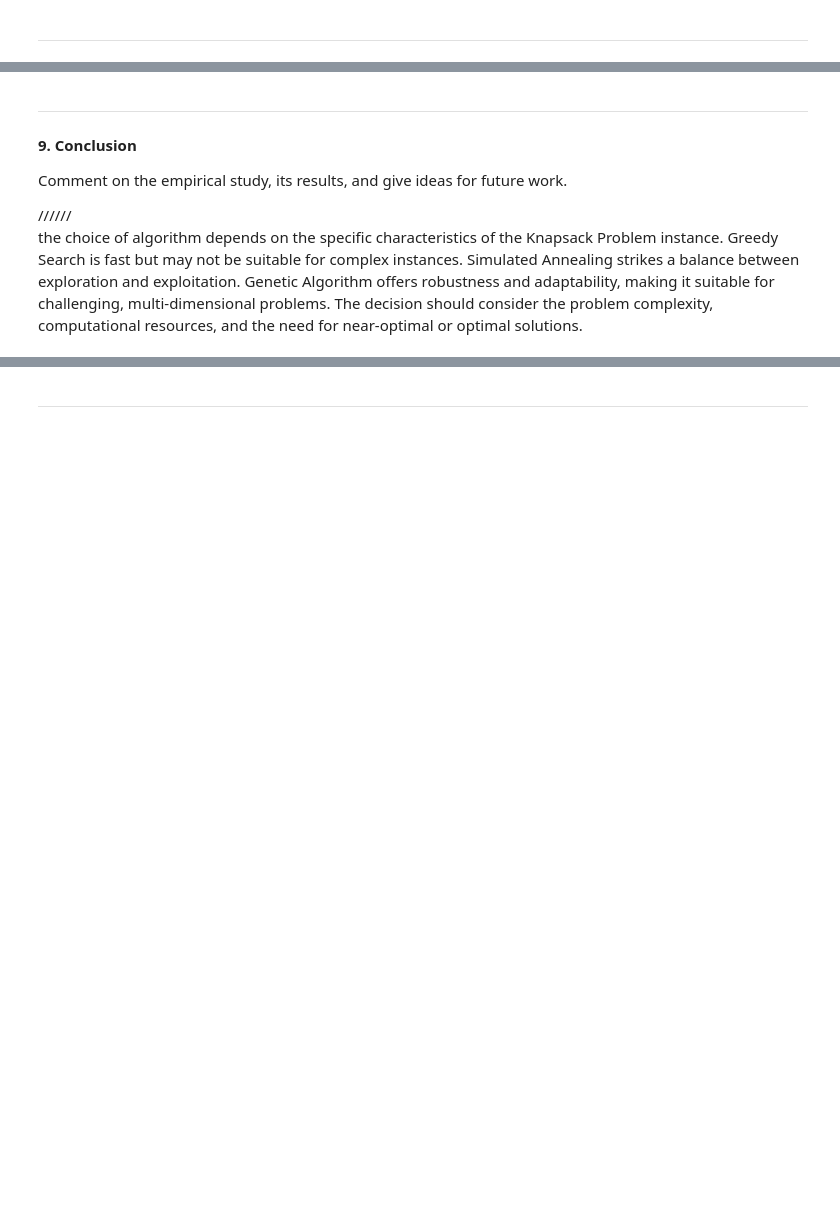
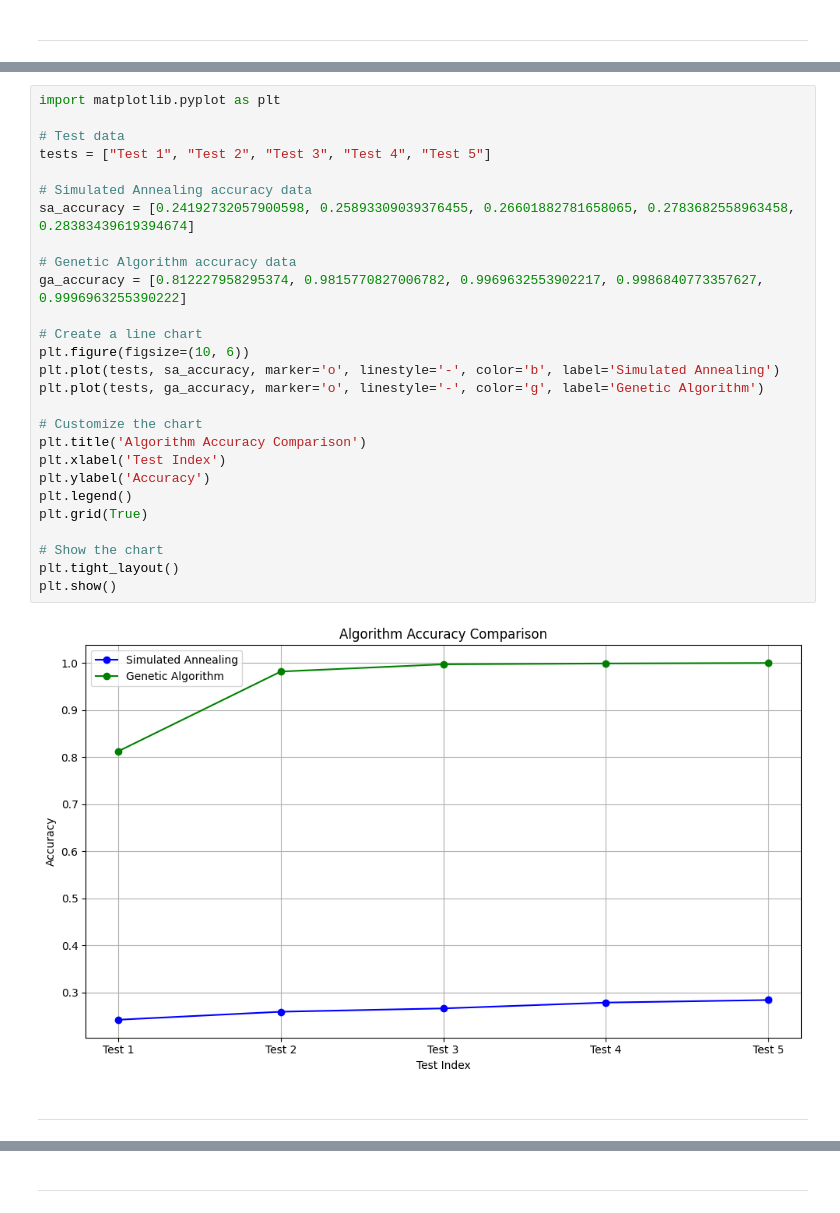
Before and after one commit to JunpengWen/Assignment1, a Jupyter notebook: CSI4106_A1.ipynb, the cells around one changed output, grey strips where cells are left out. Drawn from its saved outputs; the diff is of its cells as text; blank space fills up the shorter version.

```diff
--- a/CSI4106_A1.ipynb
+++ b/CSI4106_A1.ipynb
@@ -380,9 +465,31 @@ plt.show()
+# %%
+import matplotlib.pyplot as plt
+
+# Test data
+tests = ["Test 1", "Test 2", "Test 3", "Test 4", "Test 5"]
+
+# Simulated Annealing accuracy data
+sa_accuracy = [0.24192732057900598, 0.25893309039376455, 0.26601882781658065, 0.2783682558963458, 0.28383439619394674]
+
+# Genetic Algorithm accuracy data
+ga_accuracy = [0.812227958295374, 0.9815770827006782, 0.9969632553902217, 0.9986840773357627, 0.9996963255390222]
+
+# Create a line chart
+plt.figure(figsize=(10, 6))
+plt.plot(tests, sa_accuracy, marker='o', linestyle='-', color='b', label='Simulated Annealing')
+plt.plot(tests, ga_accuracy, marker='o', linestyle='-', color='g', label='Genetic Algorithm')
+
+# Customize the chart
+plt.title('Algorithm Accuracy Comparison')
+plt.xlabel('Test Index')
+plt.ylabel('Accuracy')
+plt.legend()
+plt.grid(True)
+
+# Show the chart
+plt.tight_layout()
+plt.show()
+# %% [output]
+[figure, added]
 # %% [markdown]
 --------------------------------------------------------------------------
-# %% [markdown]
-**9. Conclusion**
-
-Comment on the empirical study, its results, and give ideas for future work.
-
-//////
-the choice of algorithm depends on the specific characteristics of the Knapsack Problem instance. Greedy Search is fast but may not be suitable for complex instances. Simulated Annealing strikes a balance between exploration and exploitation. Genetic Algorithm offers robustness and adaptability, making it suitable for challenging, multi-dimensional problems. The decision should consider the problem complexity, computational resources, and the need for near-optimal or optimal solutions.
```
Also changed, not shown: parts of 32 cells of this notebook.
